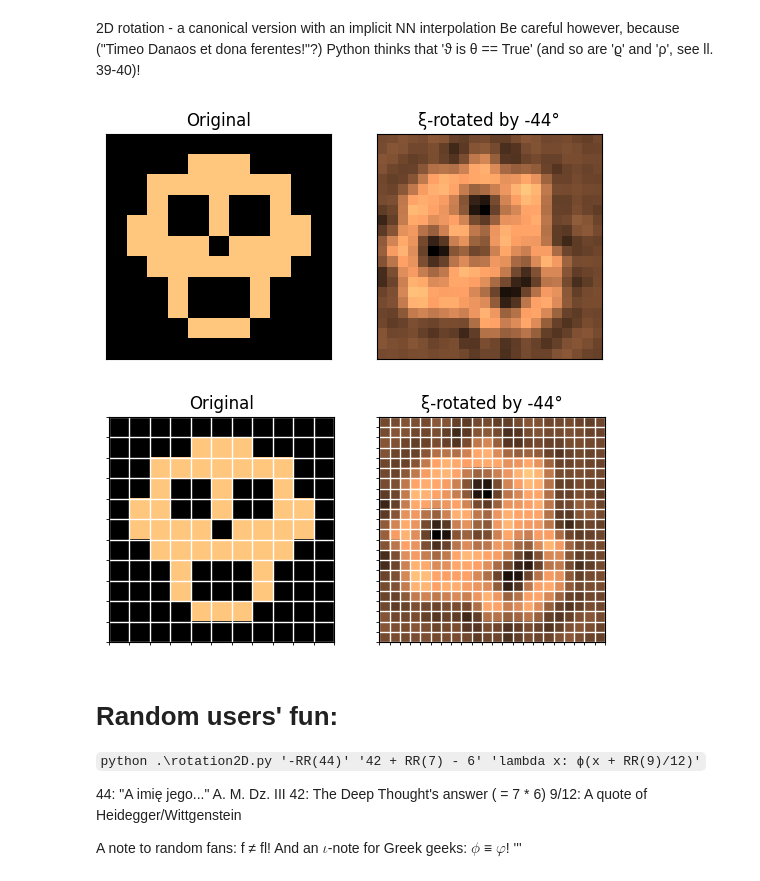
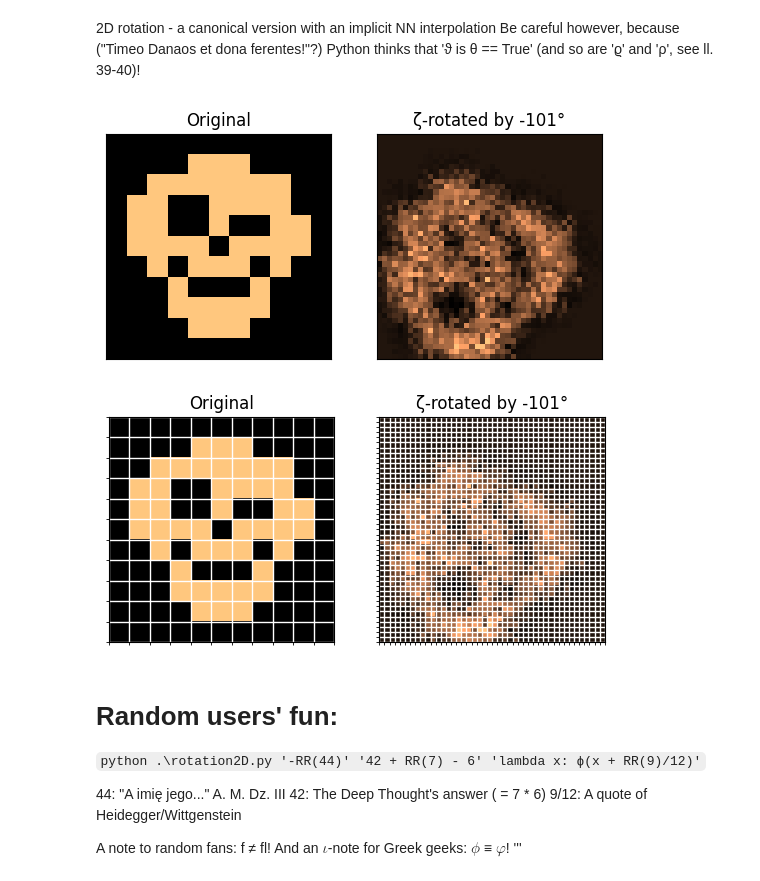
Before and after one commit to Bahrd/AppliedPythonology, a Jupyter notebook: ipynbs/rotation2D.ipynb, the cells around one changed output. Cells and saved outputs as stored; diff of their text form; code cells hidden in the pictures.

```diff
--- a/ipynbs/rotation2D.ipynb
+++ b/ipynbs/rotation2D.ipynb
@@ -18,9 +18,10 @@ https://scipython.com/book/chapter-8-scipy/additional-examples/interpolation-of-
 clp = lambda n, nmax, nmin = 0: nmin if n < 0 else n if n < nmax else nmax - 1
 rclp = lambda n, m, nmax: (clp(n, nmax), clp(m, nmax)) # range clipper
 
-##Turning a 2D image f(n, m) into a 2D function f(x, y) - using 'Π, Λ, ϕ, ξ'
+##Turning a 2D image f(n, m) into a 2D function f(x, y) - using 'Π, Λ, ϕ, ξ or else...'
 
-ϕ = ξ
+def ζ(x): return ϕ(x + RR(9)/12)
+ψ =  ζ # Π, Λ, ϕ, ξ
 
 '''A not-so-quick-yet-dirty (loop-in-loop) version...
 Since "premature optimization is the root of all evil"!
@@ -48,37 +49,37 @@ def ft(img, x, y, ψ = ϕ, Δ = 0b11):
 #  A rotation angle α...
 ϱ = RR(-180, 180) #°
 α, Cu = ϱ * π/180, 'copper' # Main and auxiliary variables
 
 #  A source image...
-img = eddie; M = len(img); N = eval(argv[0b10]) if len(argv) > 0b10 else M << 0b1
+img = eddie; M = len(img); N = M << 0b10
 out = empty((N, N))
 # ... and rotation of ϑ = [x, y].T, w.r.t. OXY and through that angle
 OXY, Rα = array([M/2, M/2]), array([[cos(α), -sin(α)],
                                     [sin(α),  cos(α)]]) # turns clockwise when α > 0
 
 # ... and an interpoland...:) Π, Λ, ϕ, ξ, "or else..."
-nomina = argv[0b11] if len(argv) > 0b11 else ϕ.__name__; ψ = eval(nomina)
+nomina = ψ.__name__; ψ = eval(nomina)
 ToF = lambda: choice([True, False])
 
 f = fl if ToF() else ft
 if ToF():
     # Omloop Het...
     for n in range(N):
         for m in range(N):
             ϑ = array([n/N, m/N]) * M - OXY
             x, y = Rα @ ϑ + OXY
             out[n, m] = f(img, x, y, ψ) # cf. rotationNN.py's '... = img[x, y]'
 else:
     # A harder-coded version (but a tad faster, right?)
     out = [[f(img, *(OXY + Rα @ (array([n/N, m/N]) * M - OXY)), ψ)
                                                  for m in range(N)]
                                                  for n in range(N)]
 
 for grid in (False, True):
     DI((img, out), ('Original', f'{nomina}-rotated by {ϱ}°'), cmp = Cu, grid = grid, clip = False)
 # %% [output]
-[figure, old version]
+[figure, new version]
-[figure, old version]
+[figure, new version]
 # %% [markdown]
 # Random users' fun:
 
```
Also changed, not shown: 11 other files.
